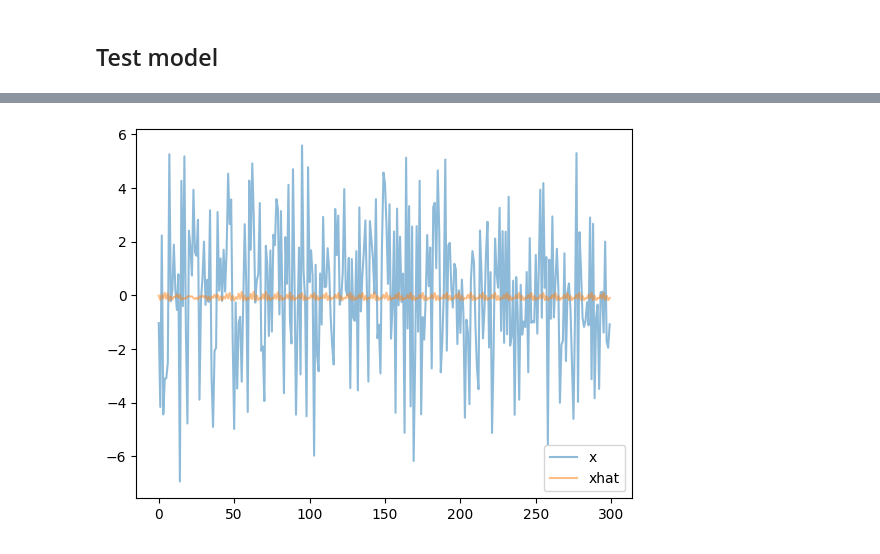
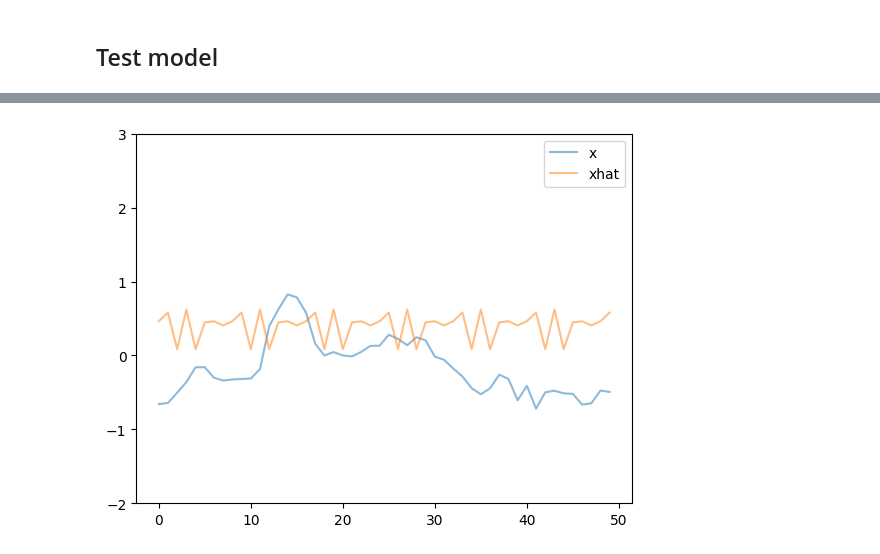
Before and after one commit to etrieschman/grid-planner, a Jupyter notebook: code/test_vae.ipynb, the cells around one changed output, grey strips where cells are left out. Drawn from its saved outputs; the diff is of its cells as text; code cells hidden in the pictures.

```diff
--- a/code/test_vae.ipynb
+++ b/code/test_vae.ipynb
@@ -104,11 +91,15 @@ tensor(1.4770, grad_fn=<AddBackward0>)
-# %%
-ran = list(range(0, 300))
-i = 5
-j = 2
-plt.plot(x[0, i, ran, j], alpha=0.5, label='x')
-plt.plot(xhat[0, i, ran, j].detach(), alpha=0.5, label='xhat')
-# plt.ylim((-2, 3))
-plt.legend()
-plt.show()
-# %% [output]
-[figure, removed]
+# %%
+x = X[:32]
+model.load_state_dict(wts)
+xhat, mu, logvar = model(x)
+
+ran = list(range(50, 100))
+i = 5
+j = 0
+plt.plot(x[0, i, ran, j], alpha=0.5, label='x')
+plt.plot(xhat[0, i, ran, j].detach(), alpha=0.5, label='xhat')
+plt.ylim((-2, 3))
+plt.legend()
+plt.show()
+# %% [output]
+[figure, added]
```
Also changed, not shown: parts of 6 cells of this notebook, 9 other files.
